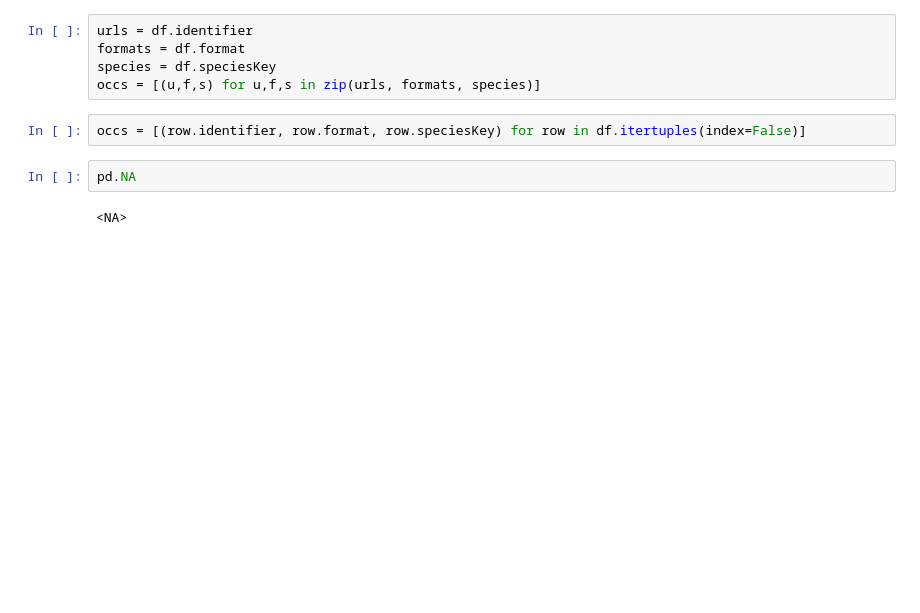
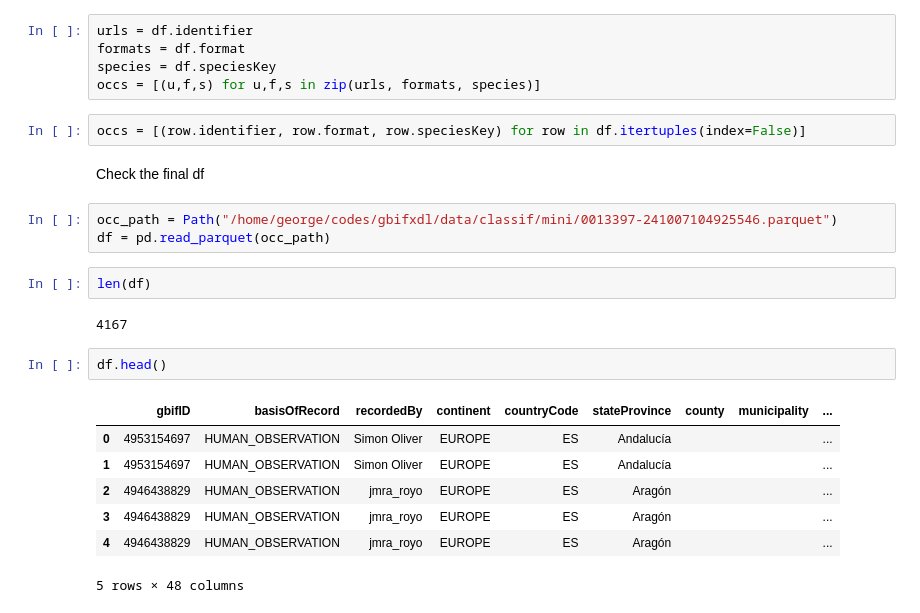
Before and after one commit to GuillaumeMougeot/gbifxdl, a Jupyter notebook: gbif-bulk.ipynb, the cells around one changed output. Saved outputs shown, nothing was run; the diff lists cells and outputs as text; blank space fills up the shorter version.

```diff
--- a/gbif-bulk.ipynb
+++ b/gbif-bulk.ipynb
@@ -350,7 +350,22 @@ species = df.speciesKey
 occs = [(u,f,s) for u,f,s in zip(urls, formats, species)]
 # %%
 occs = [(row.identifier, row.format, row.speciesKey) for row in df.itertuples(index=False)]
-# %%
-pd.NA
-# %% [output]
-<NA>
+# %% [markdown]
+Check the final df
+# %%
+occ_path = Path("/home/george/codes/gbifxdl/data/classif/mini/0013397-241007104925546.parquet")
+df = pd.read_parquet(occ_path)
+# %%
+len(df)
+# %% [output]
+4167
+# %%
+df.head()
+# %% [output]
+|  | gbifID | basisOfRecord | recordedBy | continent | countryCode | stateProvince | county | municipality | ... |
+| 0 | 4953154697 | HUMAN_OBSERVATION | Simon Oliver | EUROPE | ES | Andalucía |  |  | ... |
+| 1 | 4953154697 | HUMAN_OBSERVATION | Simon Oliver | EUROPE | ES | Andalucía |  |  | ... |
+| 2 | 4946438829 | HUMAN_OBSERVATION | jmra_royo | EUROPE | ES | Aragón |  |  | ... |
+| 3 | 4946438829 | HUMAN_OBSERVATION | jmra_royo | EUROPE | ES | Aragón |  |  | ... |
+| 4 | 4946438829 | HUMAN_OBSERVATION | jmra_royo | EUROPE | ES | Aragón |  |  | ... |
+5 rows × 48 columns
```
Also changed, not shown: 2 other files.
